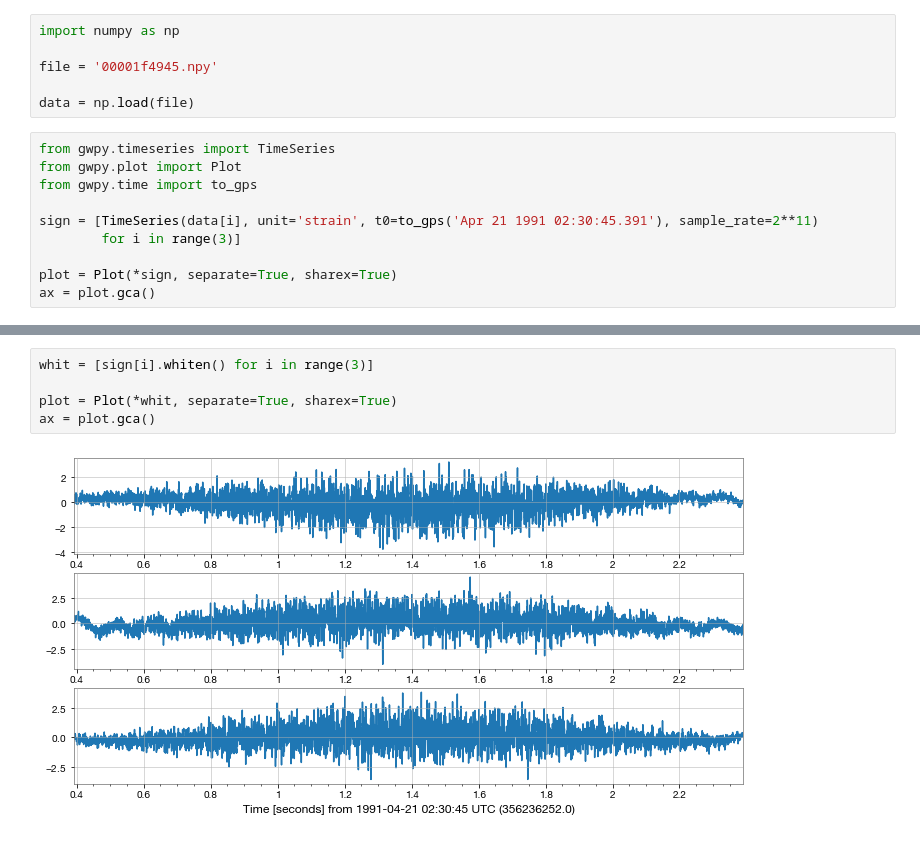
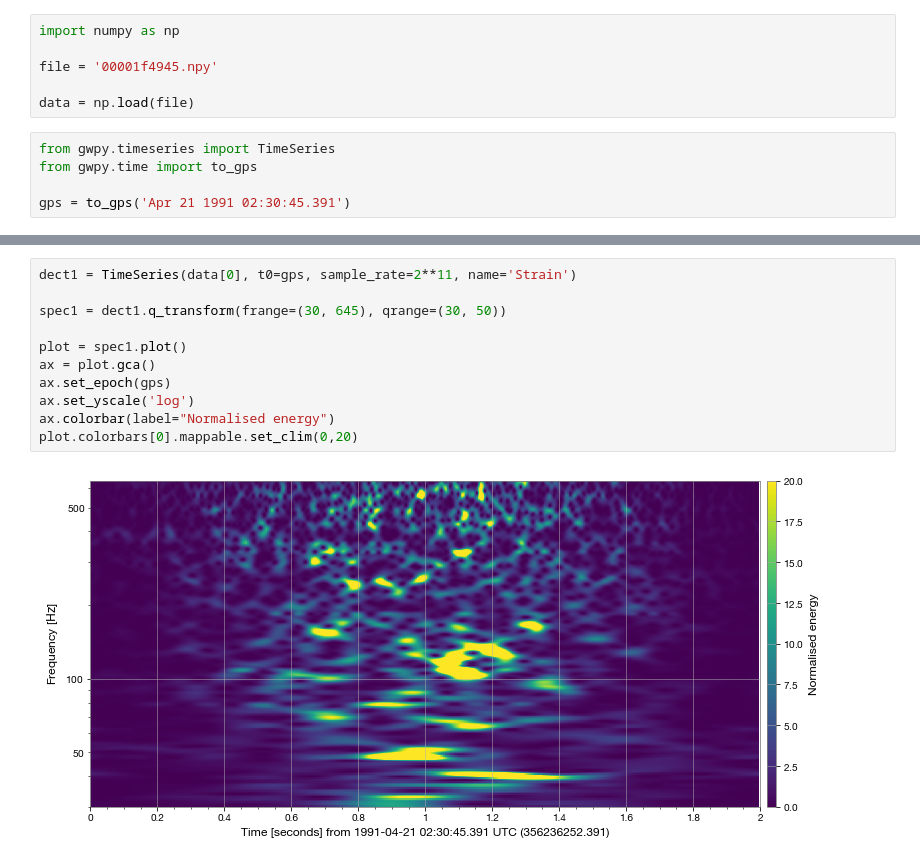
Before and after one commit to denisefavila/Gravitational-Wave-Detection, a Jupyter notebook: analysis/dabichera/00001f4945.ipynb, the cells around one changed output, grey strips where cells are left out. Drawn from its saved outputs; the diff is of its cells as text.

```diff
--- a/analysis/dabichera/00001f4945.ipynb
+++ b/analysis/dabichera/00001f4945.ipynb
@@ -6,11 +6,6 @@ file = '00001f4945.npy'
 data = np.load(file)
 # %%
 from gwpy.timeseries import TimeSeries
-from gwpy.plot import Plot
 from gwpy.time import to_gps
 
-sign = [TimeSeries(data[i], unit='strain', t0=to_gps('Apr 21 1991 02:30:45.391'), sample_rate=2**11)
-        for i in range(3)]
-
-plot = Plot(*sign, separate=True, sharex=True)
-ax = plot.gca()
+gps = to_gps('Apr 21 1991 02:30:45.391')
@@ -19,7 +12,13 @@ ax = plot.gca()
-# %%
-whit = [sign[i].whiten() for i in range(3)]
-
-plot = Plot(*whit, separate=True, sharex=True)
-ax = plot.gca()
-# %% [output]
-[figure, removed]
+# %%
+dect1 = TimeSeries(data[0], t0=gps, sample_rate=2**11, name='Strain')
+
+spec1 = dect1.q_transform(frange=(30, 645), qrange=(30, 50))
+
+plot = spec1.plot()
+ax = plot.gca()
+ax.set_epoch(gps)
+ax.set_yscale('log')
+ax.colorbar(label="Normalised energy")
+plot.colorbars[0].mappable.set_clim(0,20)
+# %% [output]
+[figure, added]
```
Also changed, not shown: parts of 3 cells of this notebook, 1 other file.
